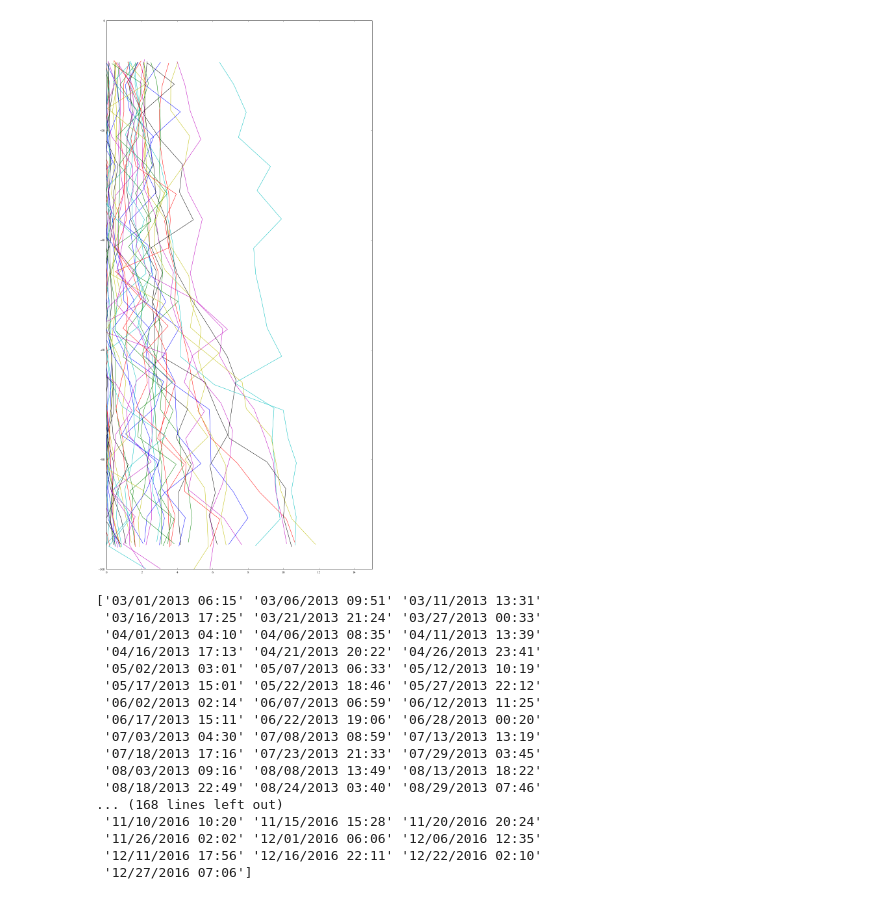
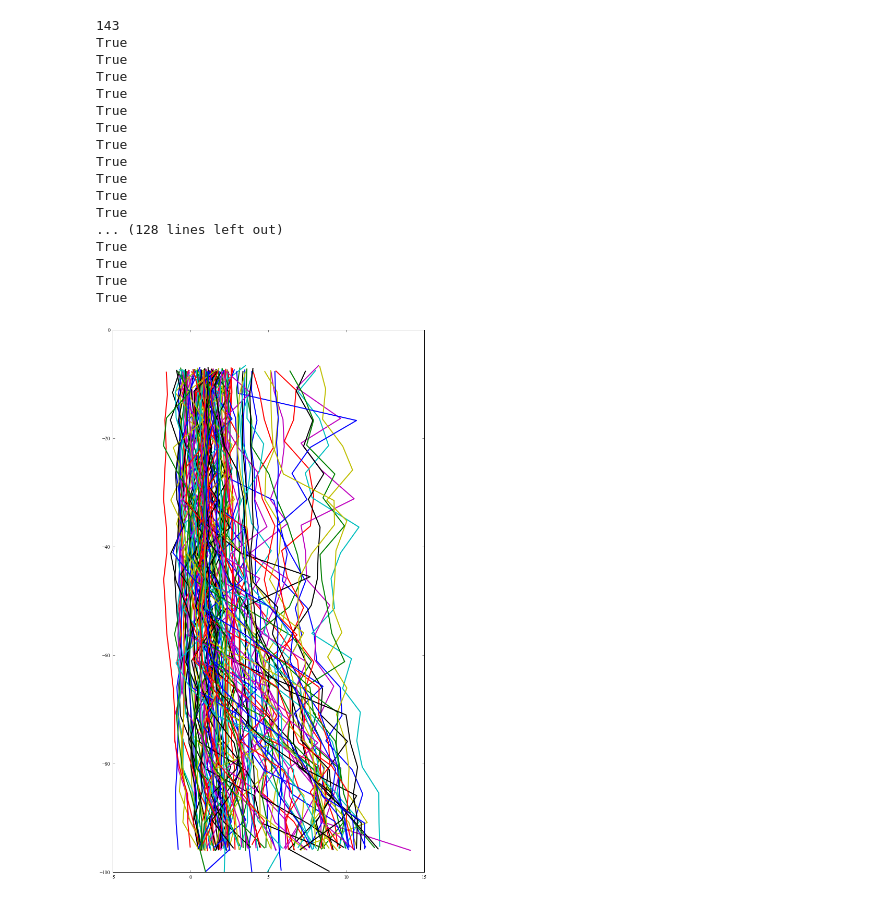
Before and after one commit to sophieclayton/kuroshio_productivity, a Jupyter notebook: kuro_argo_nitrate.ipynb, the cells around one changed output. Saved outputs shown, nothing was run; the diff lists cells and outputs as text; code cells hidden in the pictures.

```diff
--- a/kuro_argo_nitrate.ipynb
+++ b/kuro_argo_nitrate.ipynb
@@ -26,3 +26,8 @@ for n in range(len(argo)):
     month.append(np.int(str(argo['Date/GMT'][n]).split('/')[0].lstrip('0   ')))
 
 argo['MONTH'] = month
+
+
+argo = argo[(argo['LON']>140) & (argo['LON']<160) & (argo['LAT']>30) & (argo['LAT']<45)]
+
+print len(argo)
@@ -43,36 +60,35 @@ plt.show()
 # %%
 # get may data only
-subset = argo[(argo['DEPTH[M]']>=-100) & (argo['MONTH']==5)]
-
+subset = argo[(argo['DEPTH[M]']>=-100)]# & (argo['MONTH']==5)]
 
 days = pd.unique(subset['Days since 1/1/1900'])
+print len(days)
 
-fig1 = plt.figure(1, figsize=(12,24))
+fig1 = plt.figure(1, figsize=(9,15))
 
 for d in days:
     subsetd = subset[subset['Days since 1/1/1900']==d]
-    plt.plot(subsetd['NITRATE[UMOL/KG]'], subsetd['DEPTH[M]'])
-plt.axis([0, 15, -100, 0])
+    print np.max(np.diff(subsetd['NITRATE[UMOL/KG]'].values)/np.diff(subsetd['DEPTH[M]']*-1))>0.005
+
+    plt.plot(subsetd['NITRATE[UMOL/KG]'], subsetd['DEPTH[M]'], lw = 2)
+plt.axis([-5, 15, -100, 0])
 plt.show()
 # %% [output]
+143
+True
+True
+True
+True
+True
+True
+True
+True
+True
+True
+True
+... (128 lines left out)
+True
+True
+True
+True
-[figure, old version]
+[figure, new version]
-# %%
-print pd.unique(subset['Date/GMT'])
-# %% [output]
-['03/01/2013 06:15' '03/06/2013 09:51' '03/11/2013 13:31'
- '03/16/2013 17:25' '03/21/2013 21:24' '03/27/2013 00:33'
- '04/01/2013 04:10' '04/06/2013 08:35' '04/11/2013 13:39'
- '04/16/2013 17:13' '04/21/2013 20:22' '04/26/2013 23:41'
- '05/02/2013 03:01' '05/07/2013 06:33' '05/12/2013 10:19'
- '05/17/2013 15:01' '05/22/2013 18:46' '05/27/2013 22:12'
- '06/02/2013 02:14' '06/07/2013 06:59' '06/12/2013 11:25'
- '06/17/2013 15:11' '06/22/2013 19:06' '06/28/2013 00:20'
- '07/03/2013 04:30' '07/08/2013 08:59' '07/13/2013 13:19'
- '07/18/2013 17:16' '07/23/2013 21:33' '07/29/2013 03:45'
- '08/03/2013 09:16' '08/08/2013 13:49' '08/13/2013 18:22'
- '08/18/2013 22:49' '08/24/2013 03:40' '08/29/2013 07:46'
-... (168 lines left out)
- '11/10/2016 10:20' '11/15/2016 15:28' '11/20/2016 20:24'
- '11/26/2016 02:02' '12/01/2016 06:06' '12/06/2016 12:35'
- '12/11/2016 17:56' '12/16/2016 22:11' '12/22/2016 02:10'
- '12/27/2016 07:06']
```
Also changed, not shown: parts of 2 cells of this notebook, 1 other file.
